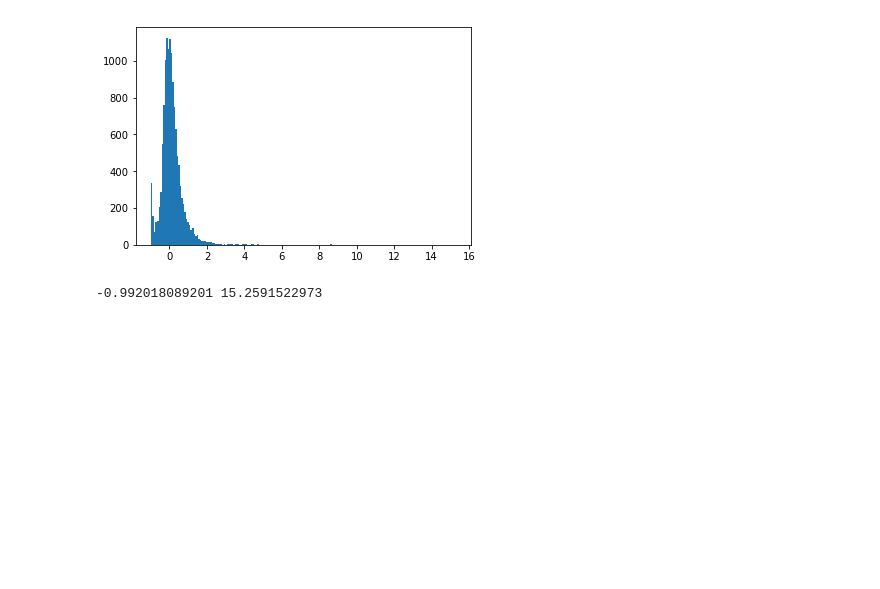
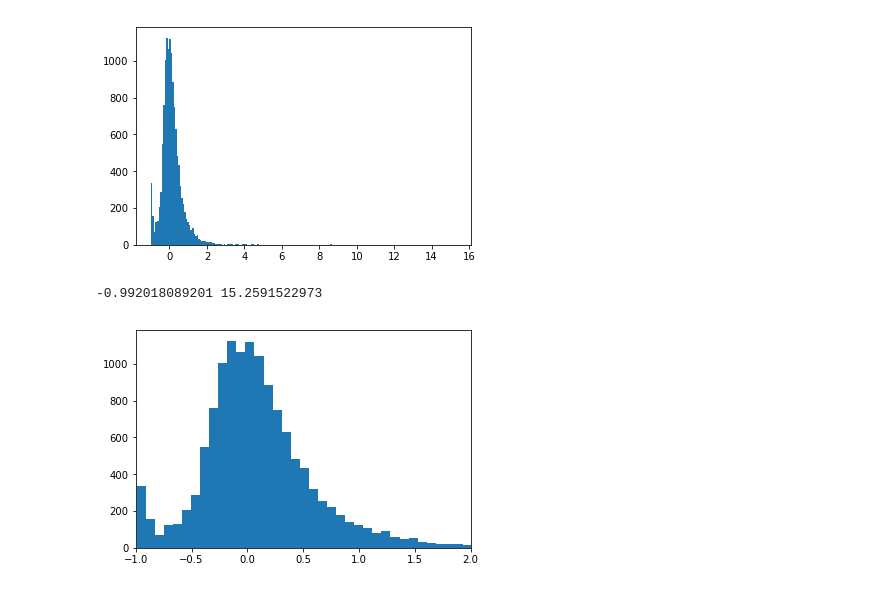
Before and after one commit to DriftingPig/ipynb, a Jupyter notebook: cut_bricks.ipynb, the cells around one changed output. Cells and saved outputs as stored; diff of their text form; code cells hidden in the pictures; blank space fills up the shorter version.

```diff
--- a/cut_bricks.ipynb
+++ b/cut_bricks.ipynb
@@ -175,3 +175,10 @@ plt.show()
 print min(tot_list_norm),max(tot_list_norm)
 # %% [output]
 -0.992018089201 15.2591522973
+# %%
+tot_list_norm=tot_list/float(n)
+plt.hist(tot_list_norm,bins=200)
+plt.gca().set_xlim((-1,2))
+plt.show()
+# %% [output]
+[figure, added]
```
Also changed, not shown: parts of 1 cell of this notebook.
